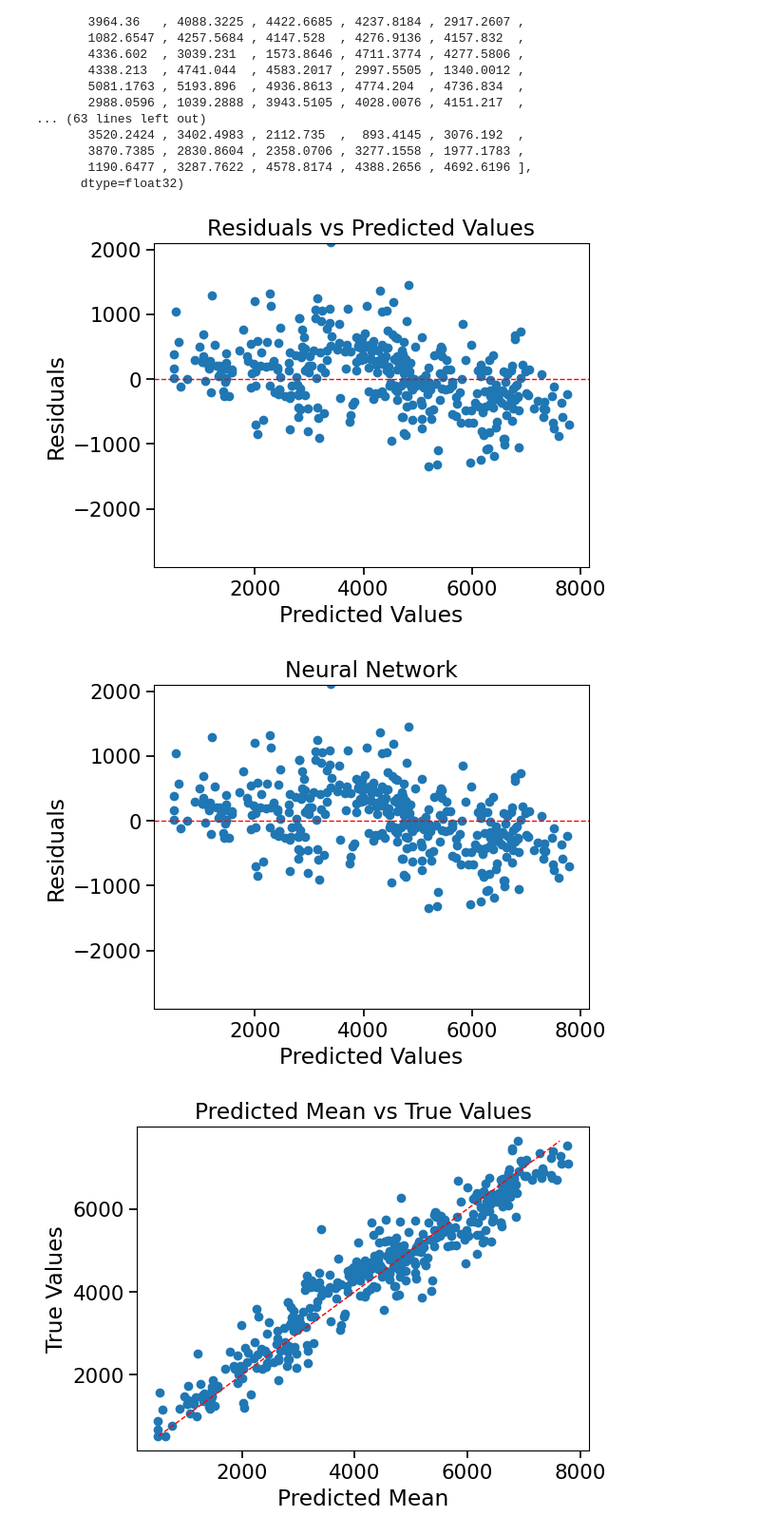
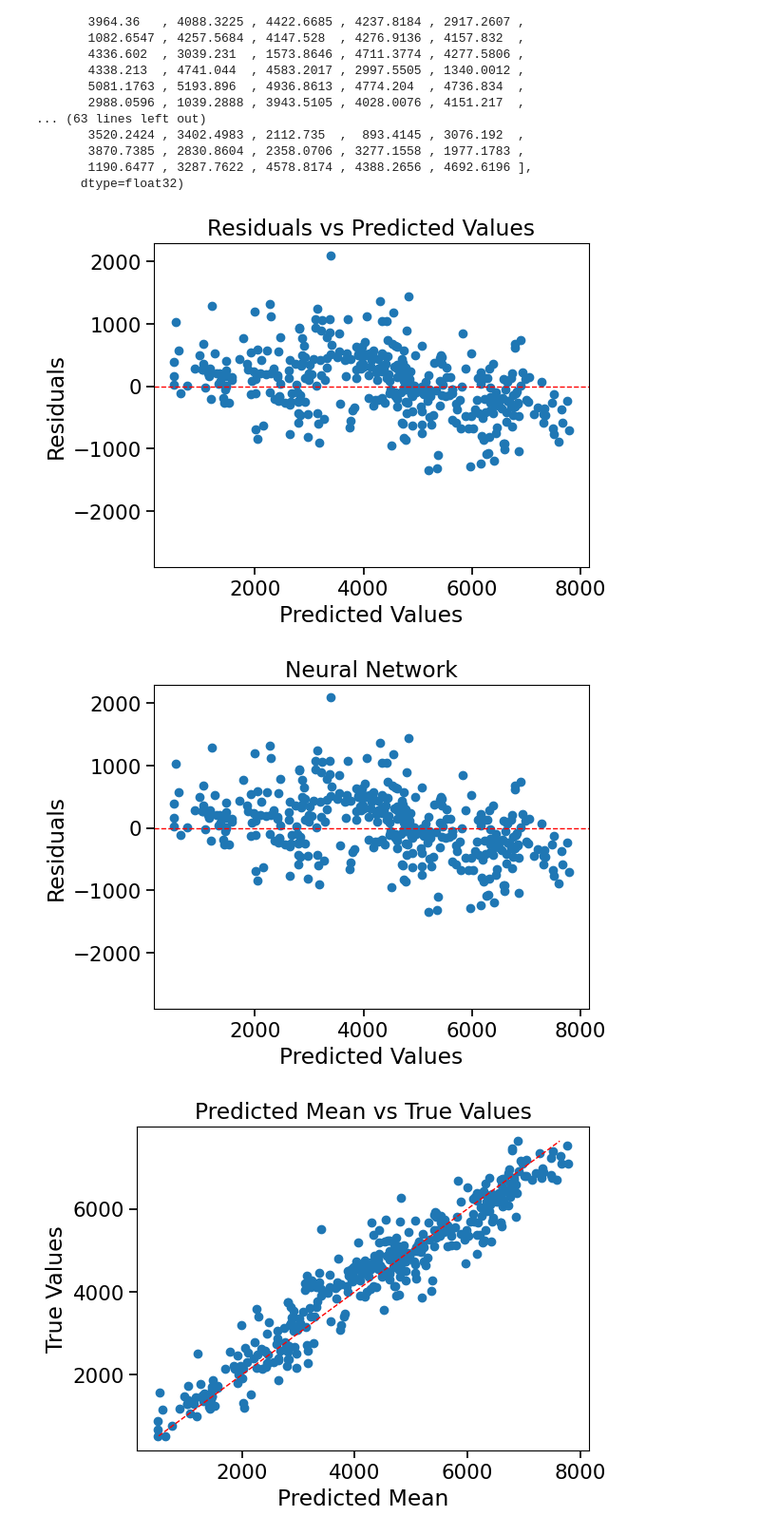
Before and after one commit to AnnaStiegler/Probabilistic-Forecasting-of-Bicycle-Counts-in-Karlsruhe-with-Neural-Networks, a Jupyter notebook: Code/(15) Final_GridSearch.ipynb, the cells around one changed output. Shown at 95% size. Drawn from its saved outputs; the diff is of its cells as text; code cells hidden in the pictures.

Commit message:
figure update

```diff
--- a/Code/(15) Final_GridSearch.ipynb
+++ b/Code/(15) Final_GridSearch.ipynb
@@ -949,25 +949,25 @@ array([ 589.4193 , 2436.3572 , 2864.2546 , 2474.3867 , 2818.5908 ,
 # %%
 file_name_res_vs_pred_plot = "res_vs_pred_plot.png"
 file_path_res_vs_pred_plot = base_path_plots / file_name_res_vs_pred_plot
 
 res_vs_pred_plot = plt.scatter(predicted_mean, residuals)
 plt.axhline(y=0, color='r', linestyle='--')  # Horizontale Linie bei 0
-plt.ylim(-2900, 2100)
+plt.ylim(-2900, 2300)
 plt.title("Residuals vs Predicted Values")
 plt.xlabel("Predicted Values")
 plt.ylabel("Residuals")
 plt.tight_layout()
 plt.gcf().savefig(file_path_res_vs_pred_plot)
 plt.show()
 # %% [output]
-[figure, old version]
+[figure, new version]
 # %%
 file_name_res_vs_pred_plot = "res_vs_pred_plot_nn.png"
 file_path_res_vs_pred_plot = base_path_plots / file_name_res_vs_pred_plot
 
 res_vs_pred_plot = plt.scatter(predicted_mean, residuals)
 plt.axhline(y=0, color='r', linestyle='--')  # Horizontale Linie bei 0
-plt.ylim(-2900, 2100)
+plt.ylim(-2900, 2300)
 plt.title("Neural Network")
 plt.xlabel("Predicted Values")
 plt.ylabel("Residuals")
@@ -975,7 +975,7 @@ plt.tight_layout()
 plt.gcf().savefig(file_path_res_vs_pred_plot)
 plt.show()
 # %% [output]
-[figure, old version]
+[figure, new version]
 # %%
 # Scatter plot
 plt.scatter(predicted_mean, y_test)
```
Also changed, not shown: parts of 3 cells of this notebook, 12 other files.
